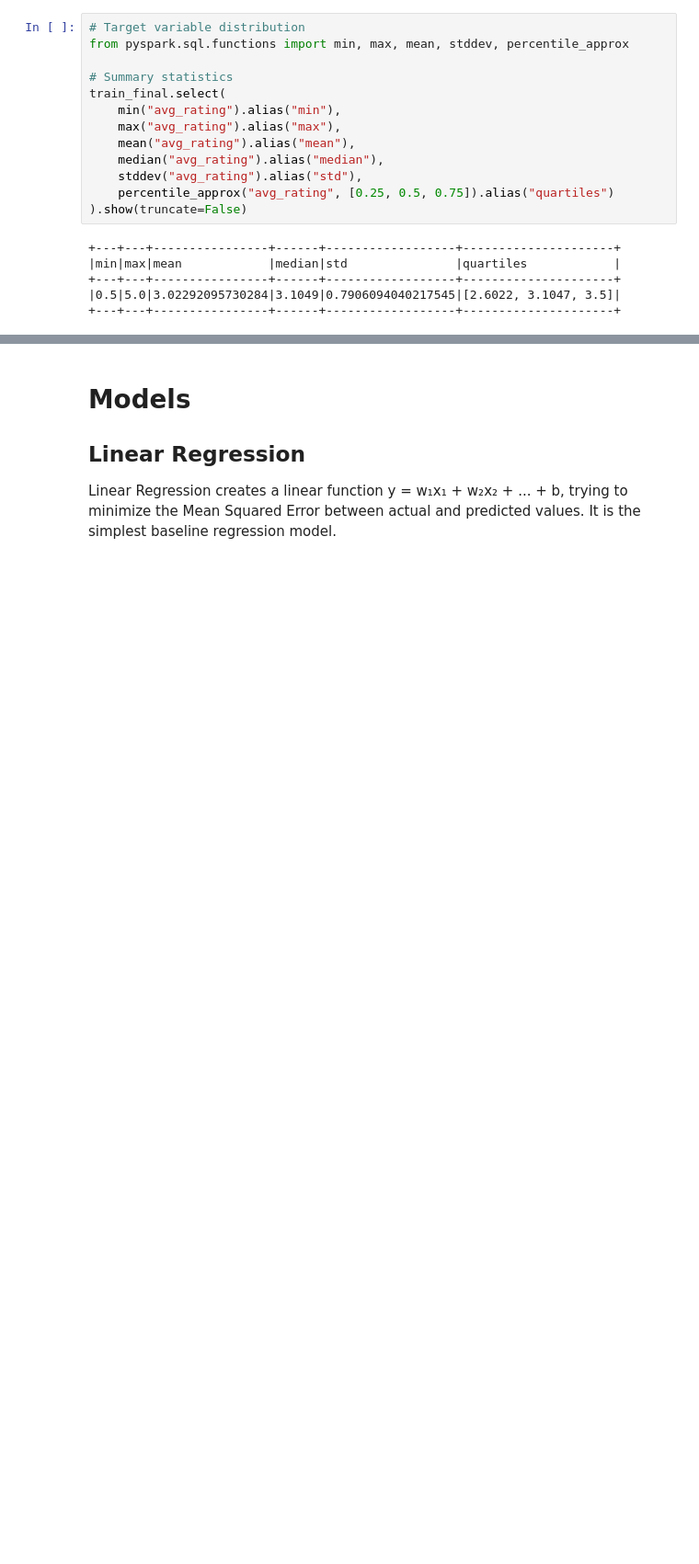
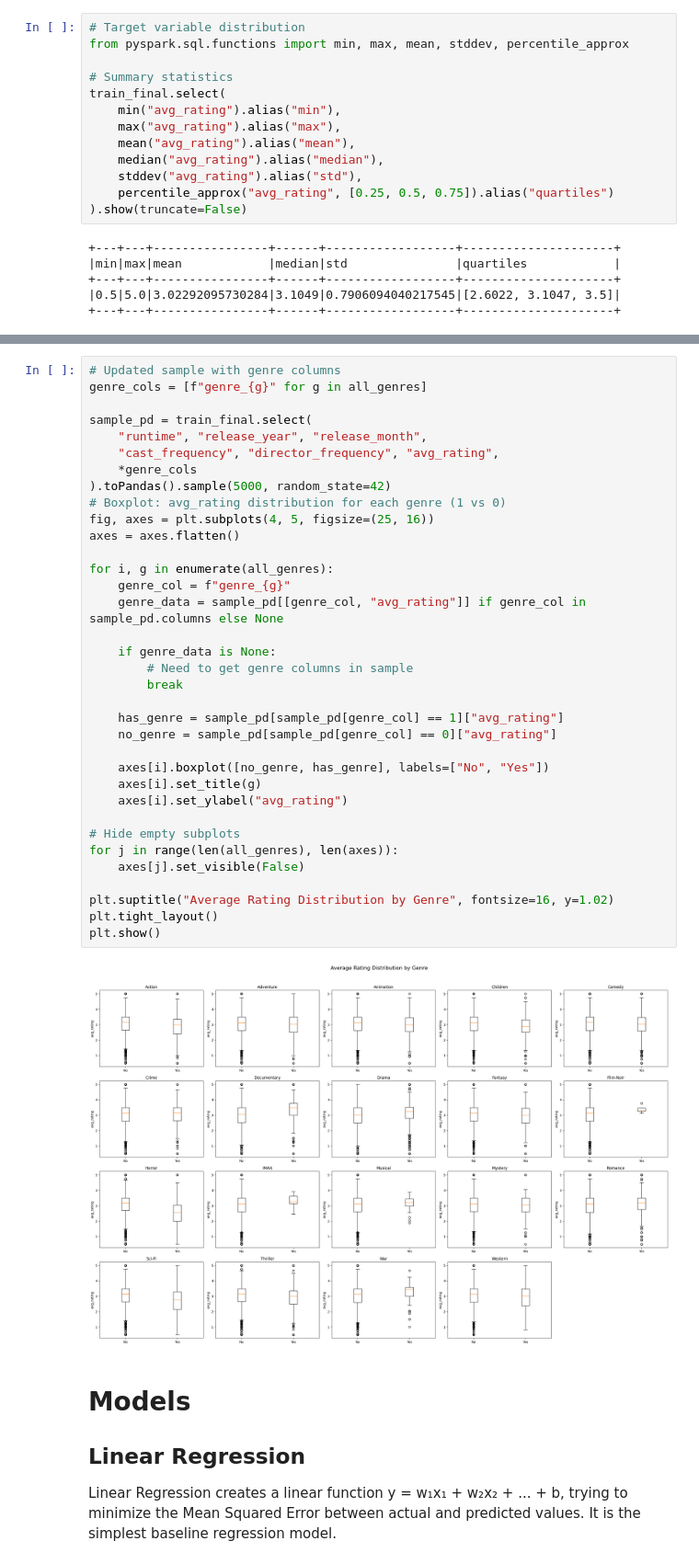
Before and after one commit to alexpanayi474/DSC511-MovieLens-Project, a Jupyter notebook: DSC_511_MovieLens.ipynb, the cells around one changed output, grey strips where cells are left out. Shown at 92% size. Saved outputs shown, nothing was run; the diff lists cells and outputs as text; blank space fills up the shorter version.

```diff
--- a/DSC_511_MovieLens.ipynb
+++ b/DSC_511_MovieLens.ipynb
@@ -2489,3 +2512,40 @@ train_final.select(
+# %%
+# Updated sample with genre columns
+genre_cols = [f"genre_{g}" for g in all_genres]
+
+sample_pd = train_final.select(
+    "runtime", "release_year", "release_month",
+    "cast_frequency", "director_frequency", "avg_rating",
+    *genre_cols
+).toPandas().sample(5000, random_state=42)
+# Boxplot: avg_rating distribution for each genre (1 vs 0)
+fig, axes = plt.subplots(4, 5, figsize=(25, 16))
+axes = axes.flatten()
+
+for i, g in enumerate(all_genres):
+    genre_col = f"genre_{g}"
+    genre_data = sample_pd[[genre_col, "avg_rating"]] if genre_col in sample_pd.columns else None
+
+    if genre_data is None:
+        # Need to get genre columns in sample
+        break
+
+    has_genre = sample_pd[sample_pd[genre_col] == 1]["avg_rating"]
+    no_genre = sample_pd[sample_pd[genre_col] == 0]["avg_rating"]
+
+    axes[i].boxplot([no_genre, has_genre], labels=["No", "Yes"])
+    axes[i].set_title(g)
+    axes[i].set_ylabel("avg_rating")
+
+# Hide empty subplots
+for j in range(len(all_genres), len(axes)):
+    axes[j].set_visible(False)
+
+plt.suptitle("Average Rating Distribution by Genre", fontsize=16, y=1.02)
+plt.tight_layout()
+plt.show()
+# %% [output]
+[figure, added]
 # %% [markdown]
 # Models
 
```
Also changed, not shown: parts of 3 cells of this notebook.
